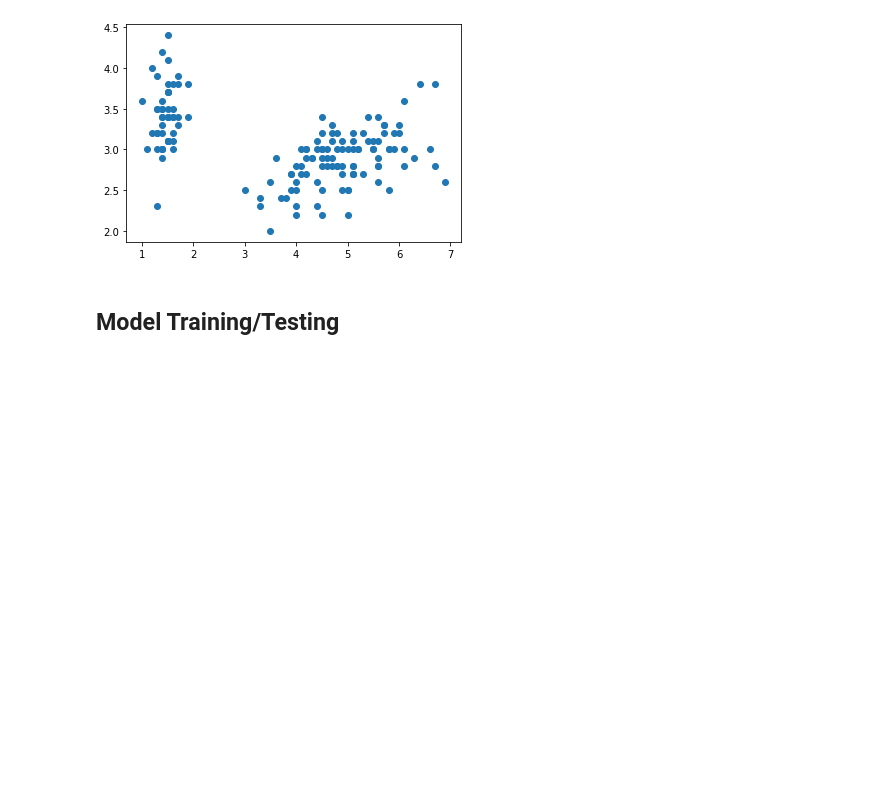
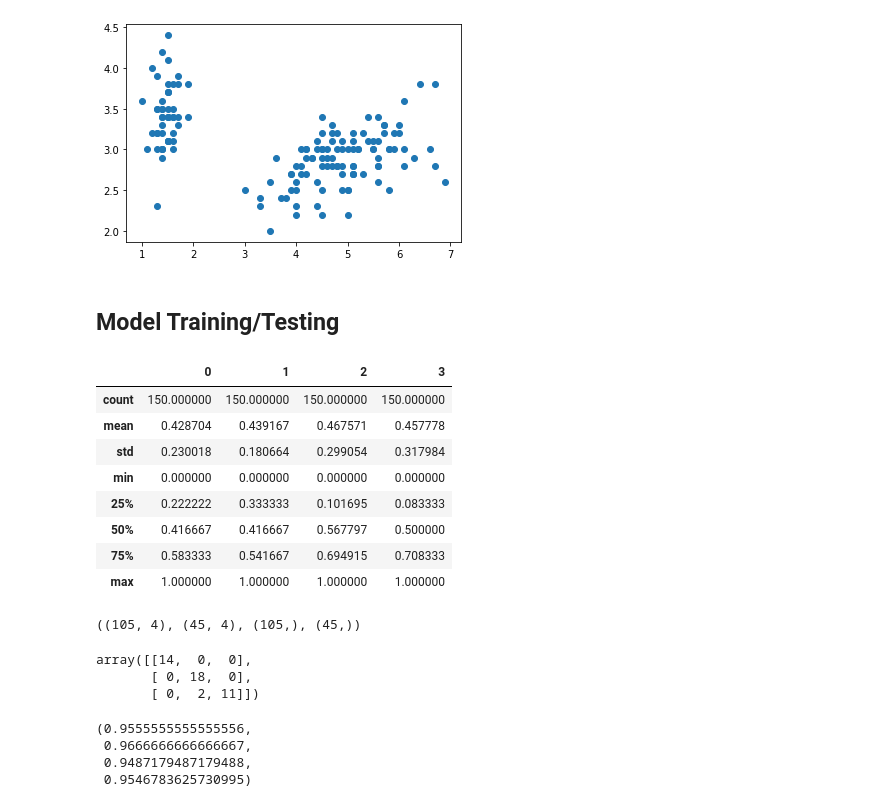
Before and after one commit to ishmum123/data-analysis, a Jupyter notebook: iris.ipynb, the cells around one changed output. Drawn from its saved outputs; the diff is of its cells as text; code cells hidden in the pictures; blank space fills up the shorter version.

```diff
--- a/iris.ipynb
+++ b/iris.ipynb
@@ -74,0 +78,50 @@ from sklearn.model_selection import train_test_split
+# %%
+from sklearn import preprocessing
+
+X = data[['Sepal Length', 'Sepal Width', 'Petal Length', 'Petal Width']]
+y = data['Class']
+
+X_scaled = preprocessing.MinMaxScaler().fit_transform(X)
+
+pd.DataFrame(X_scaled).describe()
+# %% [output]
+|  | 0 | 1 | 2 | 3 |
+| count | 150.000000 | 150.000000 | 150.000000 | 150.000000 |
+| mean | 0.428704 | 0.439167 | 0.467571 | 0.457778 |
+| std | 0.230018 | 0.180664 | 0.299054 | 0.317984 |
+| min | 0.000000 | 0.000000 | 0.000000 | 0.000000 |
+| 25% | 0.222222 | 0.333333 | 0.101695 | 0.083333 |
+| 50% | 0.416667 | 0.416667 | 0.567797 | 0.500000 |
+| 75% | 0.583333 | 0.541667 | 0.694915 | 0.708333 |
+| max | 1.000000 | 1.000000 | 1.000000 | 1.000000 |
+# %%
+from sklearn.model_selection import train_test_split
+
+X_train, X_test, y_train, y_test = train_test_split(X_scaled, y, test_size=0.3)
+
+(X_train.shape, X_test.shape, y_train.shape, y_test.shape)
+# %% [output]
+((105, 4), (45, 4), (105,), (45,))
+# %%
+from sklearn.naive_bayes import GaussianNB
+from sklearn.metrics import precision_score, \
+    recall_score, confusion_matrix, classification_report, \
+    accuracy_score, f1_score
+
+y_pred_gnb = GaussianNB().fit(X_train, y_train).predict(X_test)
+
+confusion_matrix(y_test, y_pred_gnb)
+# %% [output]
+array([[14,  0,  0],
+       [ 0, 18,  0],
+       [ 0,  2, 11]])
+# %%
+accuracy_score(y_test, y_pred_gnb), \
+precision_score(y_test, y_pred_gnb, average='macro'), \
+recall_score(y_test, y_pred_gnb, average='macro'), \
+f1_score(y_test, y_pred_gnb, average='macro')
+# %% [output]
+(0.9555555555555556,
+ 0.9666666666666667,
+ 0.9487179487179488,
+ 0.9546783625730995)
```
Also changed, not shown: parts of 13 cells of this notebook.
